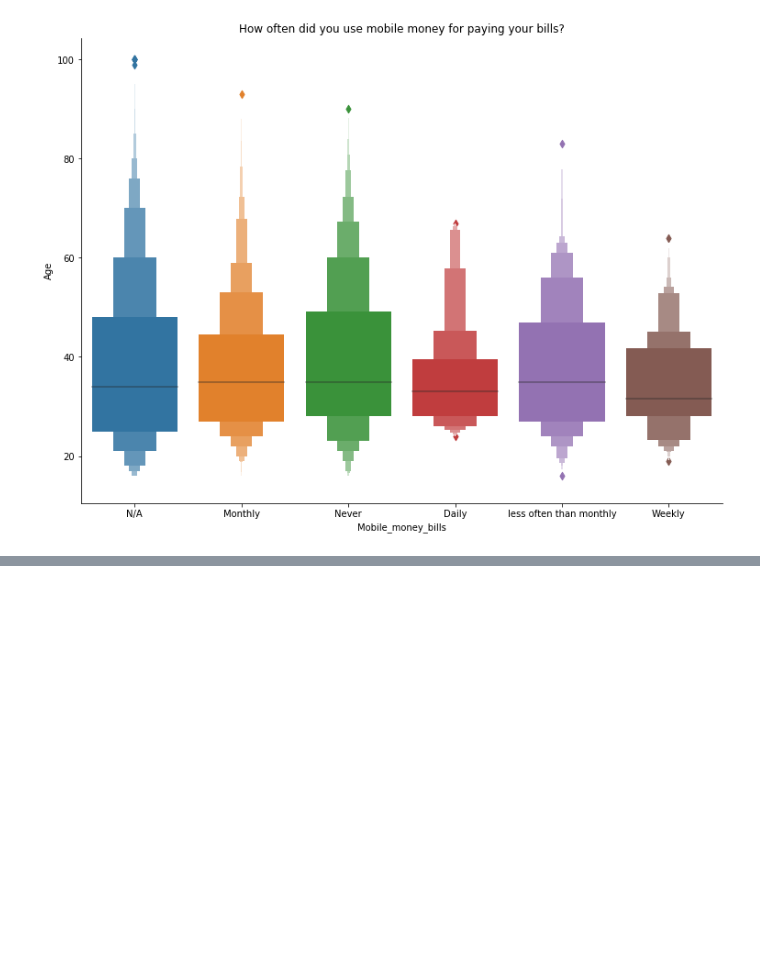
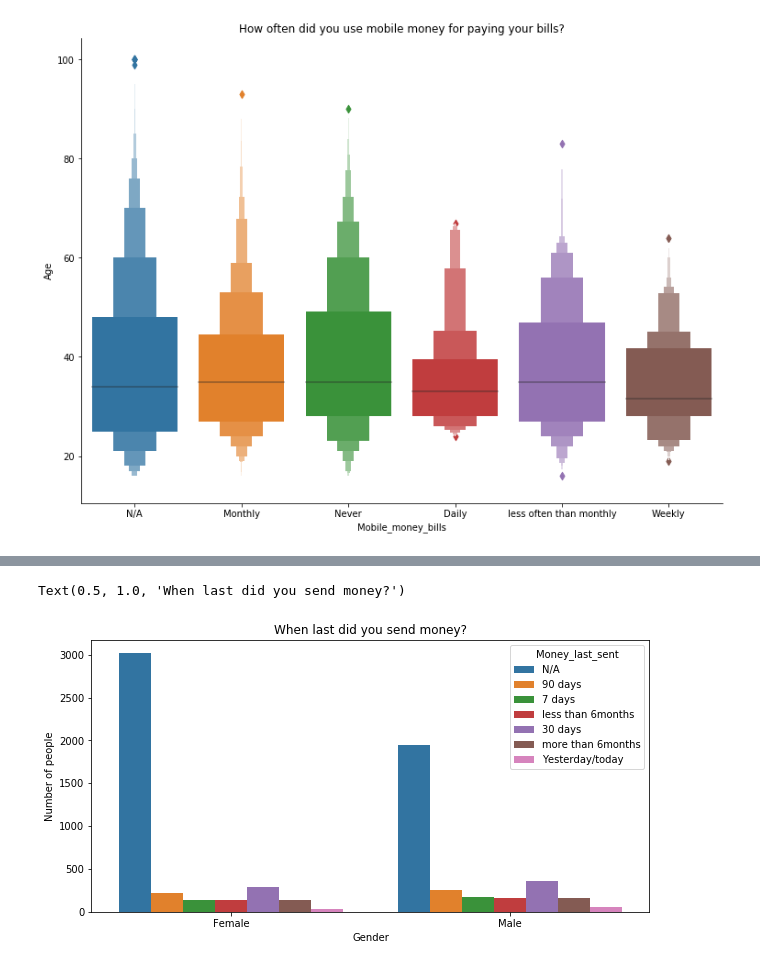
Before and after one commit to Sibusiso1995/tanzania_mobile_money, a Jupyter notebook: Untitled.ipynb, the cells around one changed output, grey strips where cells are left out. Drawn from its saved outputs; the diff is of its cells as text; code cells hidden in the pictures; blank space fills up the shorter version.

```diff
--- a/Untitled.ipynb
+++ b/Untitled.ipynb
@@ -312,0 +322,8 @@ Text(0.5, 1, 'How often did you use mobile money for paying your bills?')
+# %%
+plt.figure(figsize=(10,5))
+sns.countplot(x='Gender', hue= 'Money_last_sent', data=mobile_mon)
+plt.ylabel('Number of people')
+plt.title('When last did you send money?')
+# %% [output]
+Text(0.5, 1.0, 'When last did you send money?')
+[figure, added]
```
Also changed, not shown: parts of 8 cells of this notebook.
